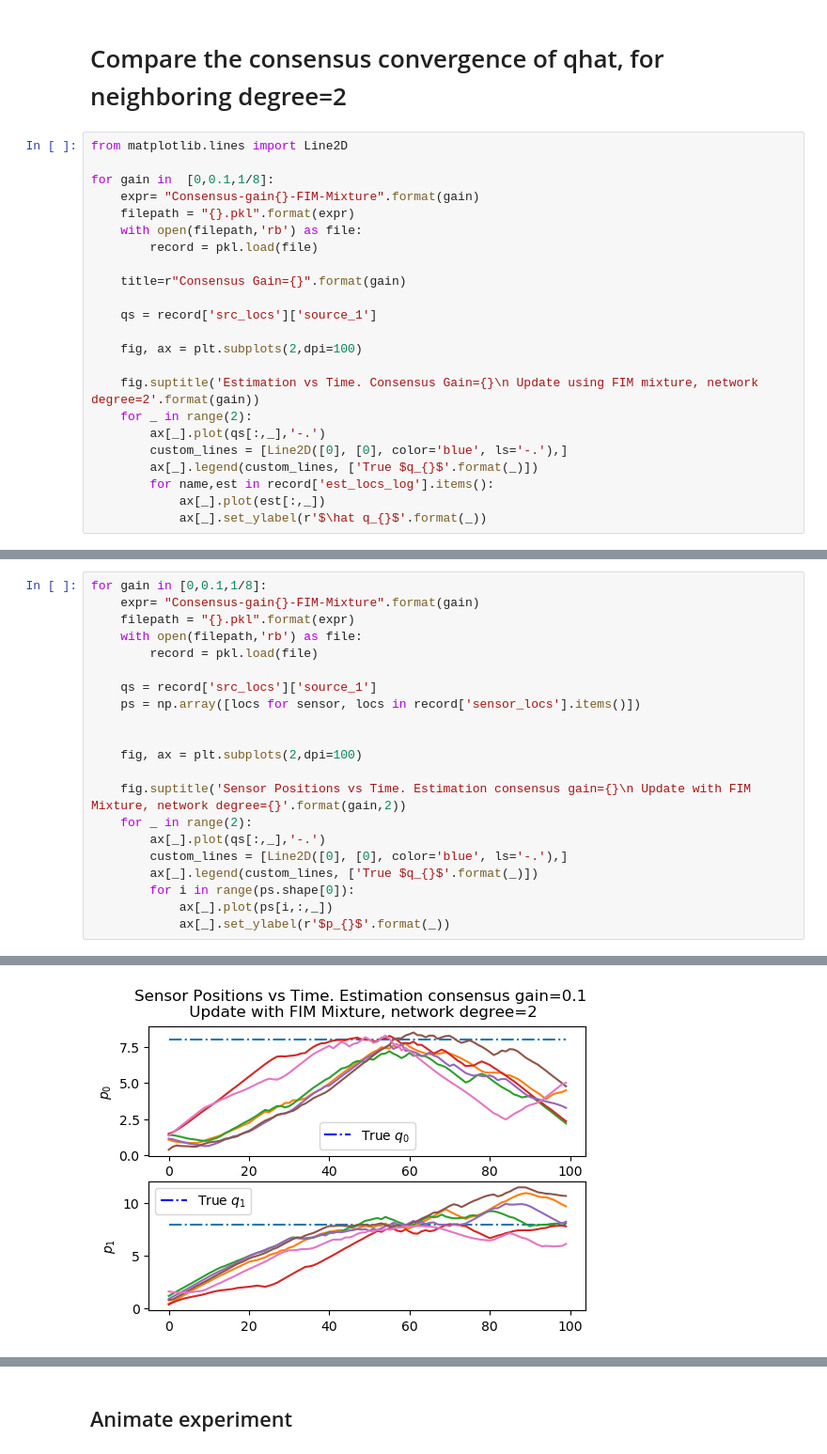
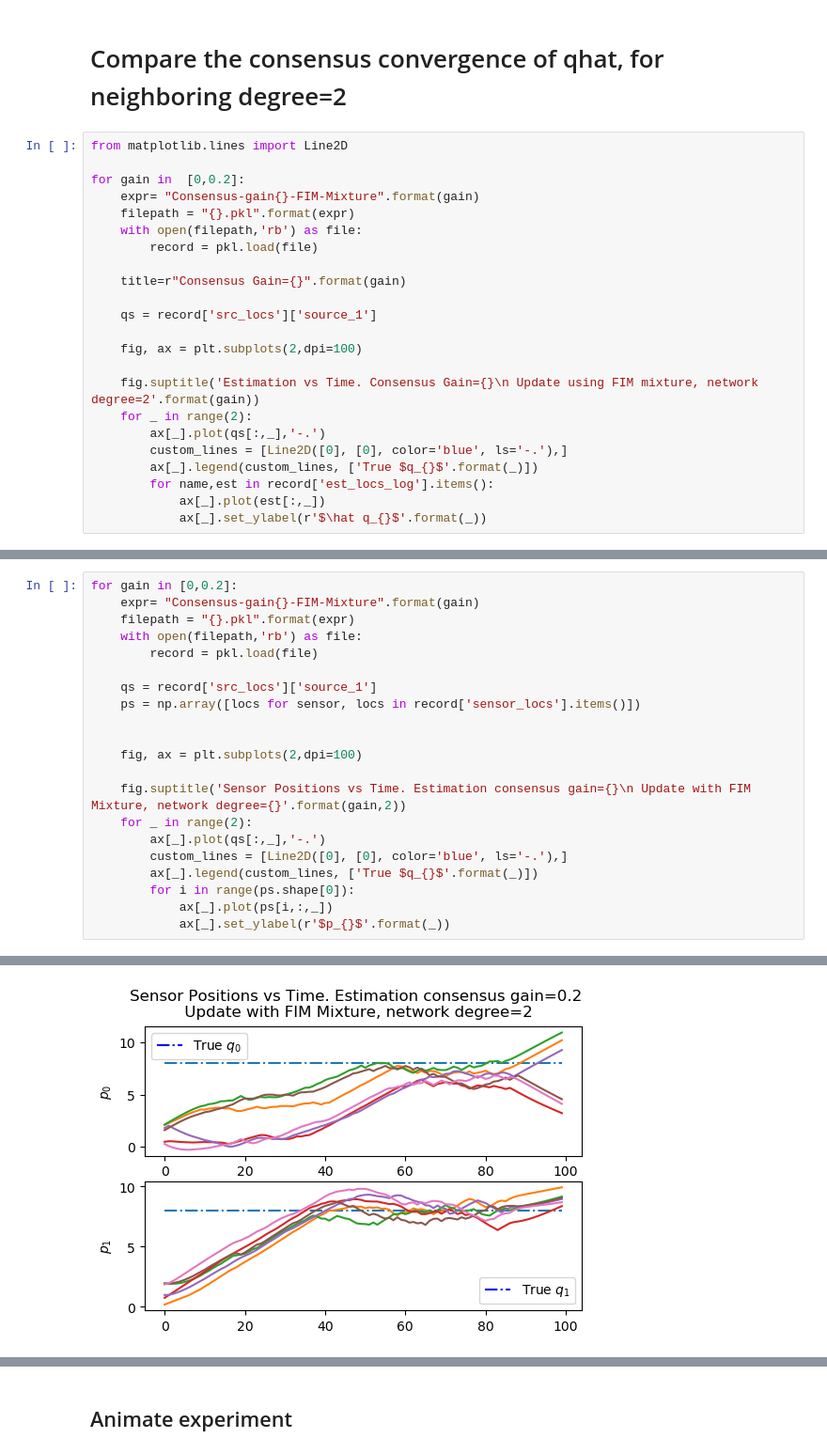
Before and after one commit to lina-robotics-lab/fim_track, a Jupyter notebook: src/Consensus Estimation+FIM Mixture-Animation-Copy1.ipynb, the cells around one changed output, grey strips where cells are left out. Shown at 94% size. Saved outputs shown, nothing was run; the diff lists cells and outputs as text.

```diff
--- a/src/Consensus Estimation+FIM Mixture-Animation-Copy1.ipynb
+++ b/src/Consensus Estimation+FIM Mixture-Animation-Copy1.ipynb
@@ -14,7 +14,7 @@ import networkx as nx
 # %%
 from matplotlib.lines import Line2D
 
-for gain in  [0,0.1,1/8]:
+for gain in  [0,0.2]:
     expr= "Consensus-gain{}-FIM-Mixture".format(gain)
     filepath = "{}.pkl".format(expr)
     with open(filepath,'rb') as file:
@@ -41,5 +40,5 @@ for gain in  [0,0.1,1/8]:
 # %%
-for gain in [0,0.1,1/8]:
+for gain in [0,0.2]:
     expr= "Consensus-gain{}-FIM-Mixture".format(gain)
     filepath = "{}.pkl".format(expr)
     with open(filepath,'rb') as file:
@@ -64 +63 @@ for gain in [0,0.1,1/8]:
-[figure, old version]
+[figure, new version]
```
Also changed, not shown: parts of 2 cells of this notebook, 16 other files.
